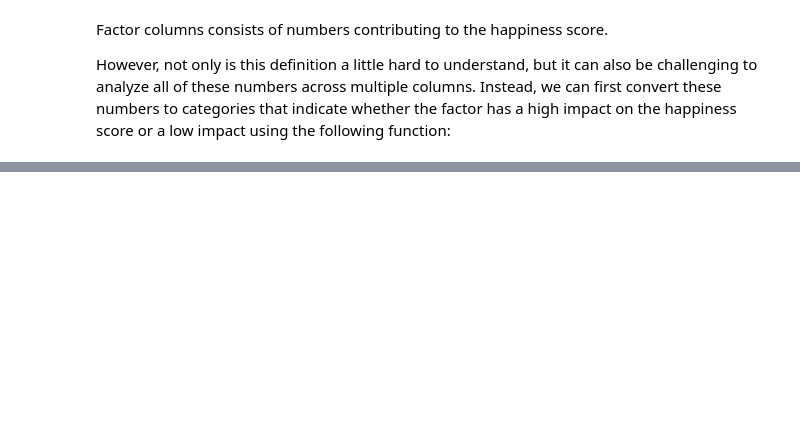
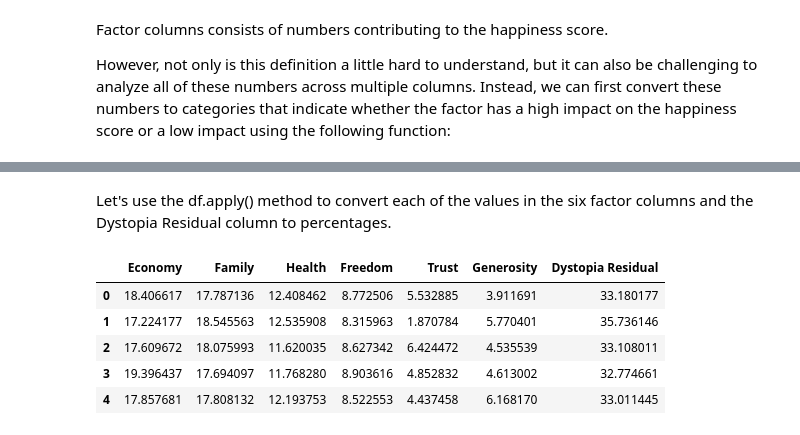
Before and after one commit to rhnyewale/Data-Cleaning-and-Analysis, a Jupyter notebook: Transforming Data with Pandas.ipynb, the cells around one changed output, grey strips where cells are left out. Cells and saved outputs as stored; diff of their text form; code cells hidden in the pictures; blank space fills up the shorter version.

```diff
--- a/Transforming Data with Pandas.ipynb
+++ b/Transforming Data with Pandas.ipynb
@@ -79,0 +197,19 @@ Both methods above apply a function element-wise to a column. When we say elemen
+# %% [markdown]
+Let's use the df.apply() method to convert each of the values in the six factor columns and the Dystopia Residual column to percentages.
+# %%
+factors = ['Economy', 'Family', 'Health', 'Freedom', 'Trust', 'Generosity', 'Dystopia Residual']
+# %%
+def percentages(col):
+    div = col/happiness2015['Happiness Score']
+    return div*100
+# %%
+factor_percentages = happiness2015[factors].apply(percentages)
+# %%
+factor_percentages.head()
+# %% [output]
+|  | Economy | Family | Health | Freedom | Trust | Generosity | Dystopia Residual |
+| 0 | 18.406617 | 17.787136 | 12.408462 | 8.772506 | 5.532885 | 3.911691 | 33.180177 |
+| 1 | 17.224177 | 18.545563 | 12.535908 | 8.315963 | 1.870784 | 5.770401 | 35.736146 |
+| 2 | 17.609672 | 18.075993 | 11.620035 | 8.627342 | 6.424472 | 4.535539 | 33.108011 |
+| 3 | 19.396437 | 17.694097 | 11.768280 | 8.903616 | 4.852832 | 4.613002 | 32.774661 |
+| 4 | 17.857681 | 17.808132 | 12.193753 | 8.522553 | 4.437458 | 6.168170 | 33.011445 |
```
Also changed, not shown: parts of 39 cells of this notebook.
